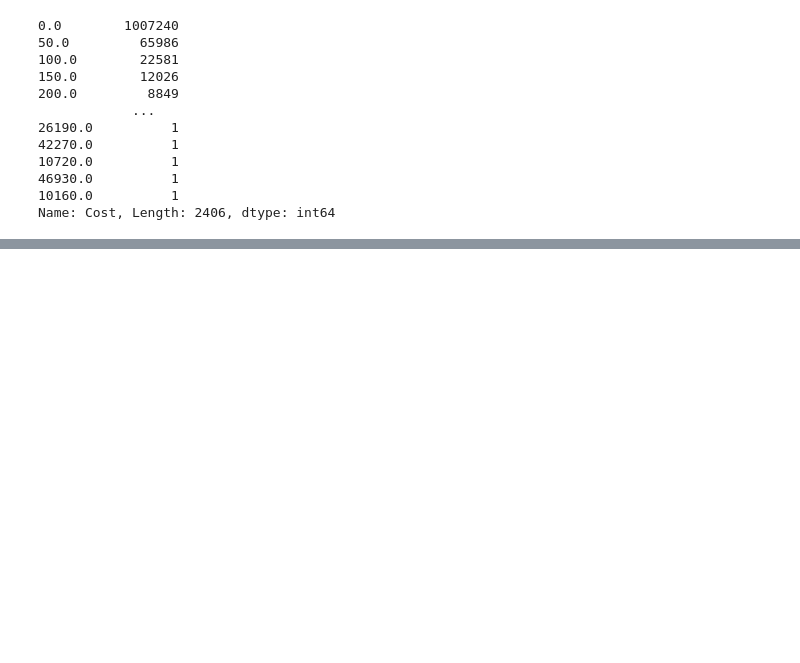
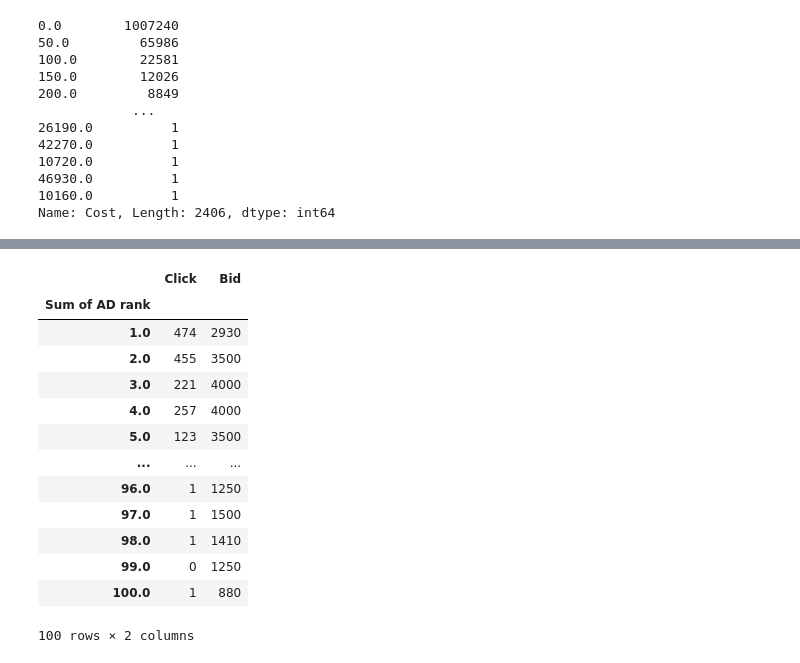
Before and after one commit to rapu34/A1project, a Jupyter notebook: A1project_EDA_Bidding.ipynb, the cells around one changed output, grey strips where cells are left out. Cells and saved outputs as stored; diff of their text form; code cells hidden in the pictures; blank space fills up the shorter version.

```diff
--- a/A1project_EDA_Bidding.ipynb
+++ b/A1project_EDA_Bidding.ipynb
@@ -252,0 +399,17 @@ True
+# %%
+bidding_result.groupby(['Sum of AD rank'])['Click','Bid'].max() # max 찍었을 때 전체적으로 Click 많이 할 수록 순위가 높다
+# %% [output]
+|  | Click | Bid |
+| Sum of AD rank |  |  |
+| 1.0 | 474 | 2930 |
+| 2.0 | 455 | 3500 |
+| 3.0 | 221 | 4000 |
+| 4.0 | 257 | 4000 |
+| 5.0 | 123 | 3500 |
+| ... | ... | ... |
+| 96.0 | 1 | 1250 |
+| 97.0 | 1 | 1500 |
+| 98.0 | 1 | 1410 |
+| 99.0 | 0 | 1250 |
+| 100.0 | 1 | 880 |
+100 rows × 2 columns
```
Also changed, not shown: parts of 17 cells of this notebook.
